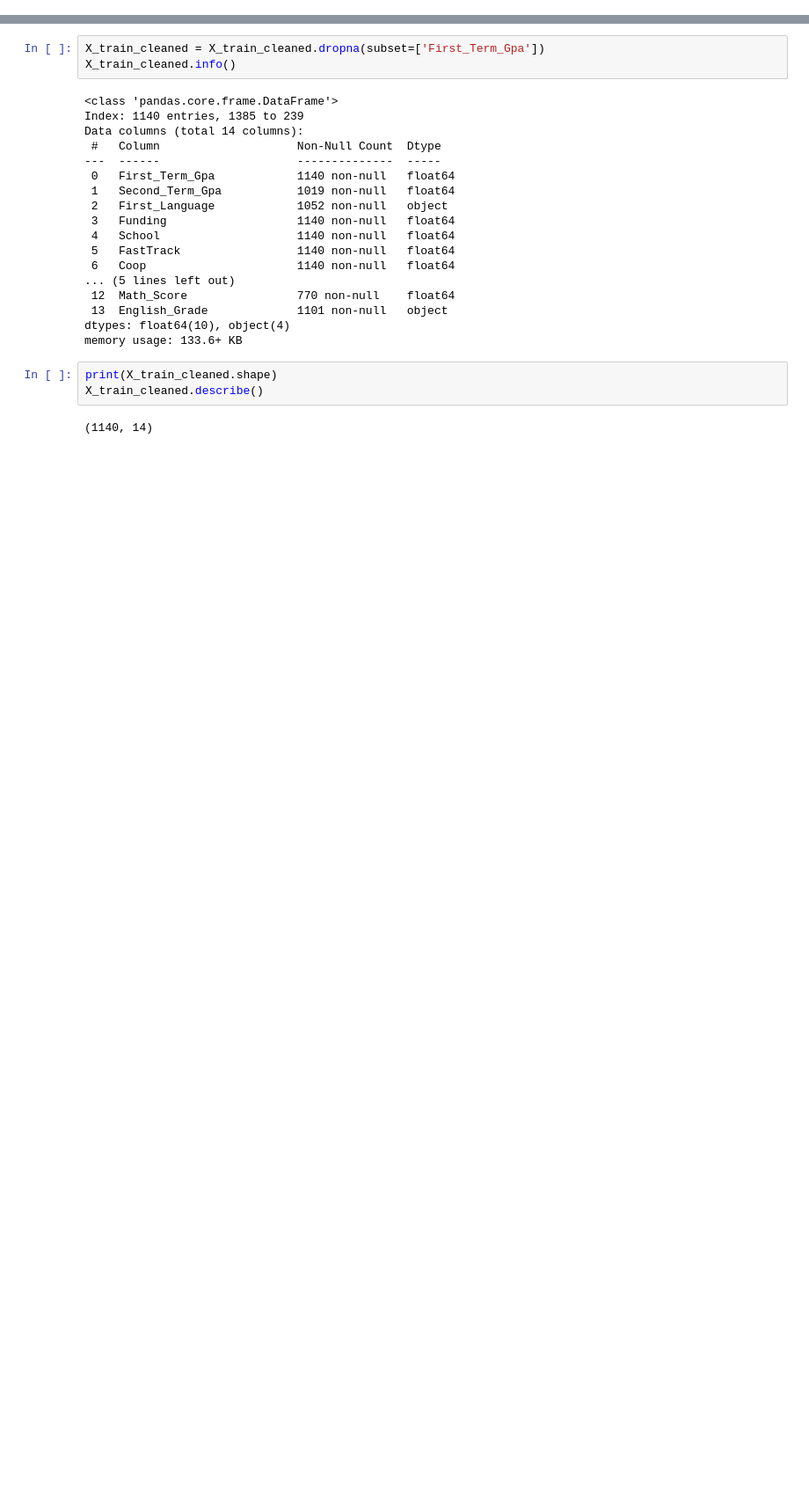
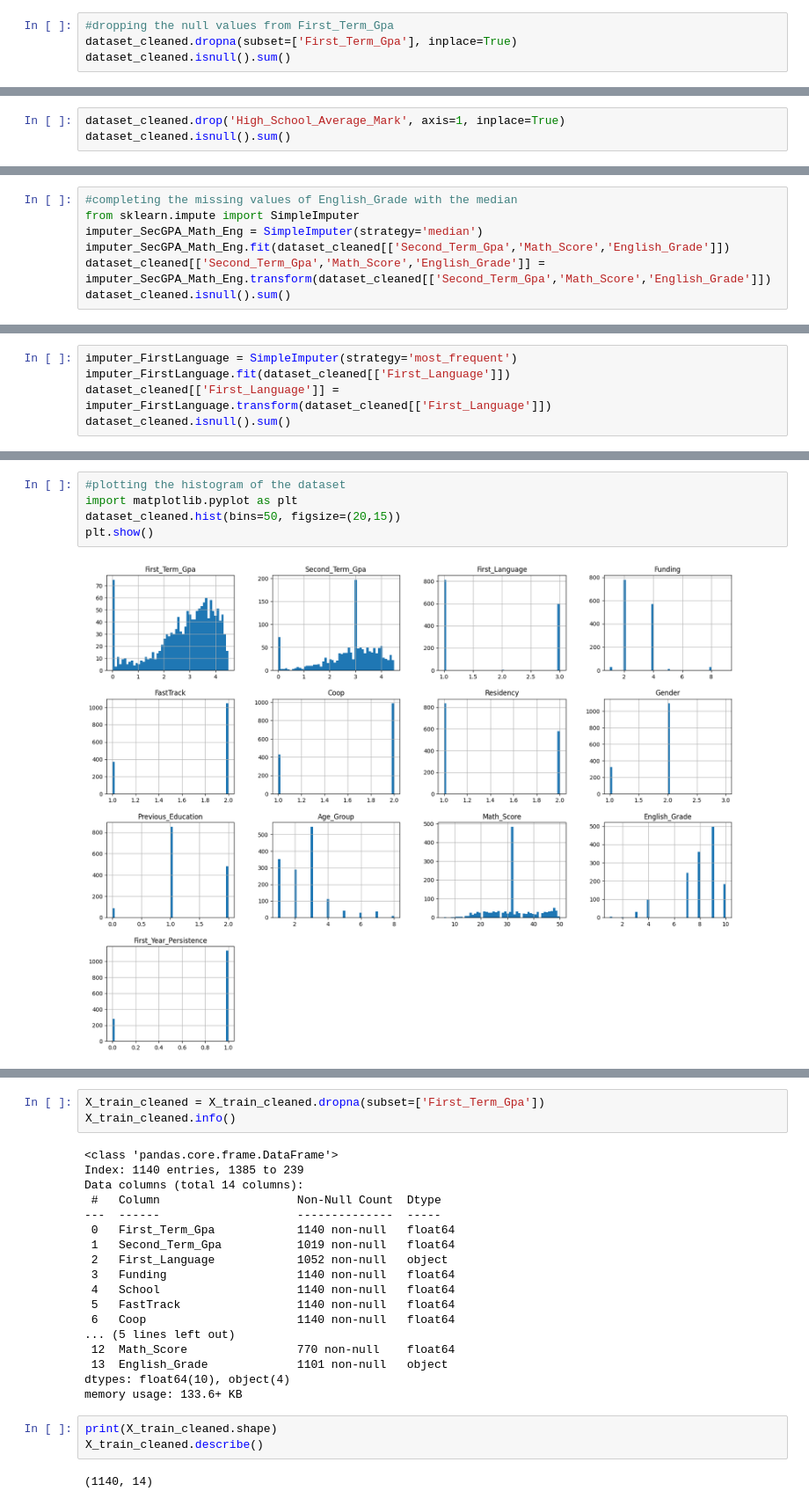
Before and after one commit to ryaoltech/COMP258_GRP05_NN, a Jupyter notebook: COMP258-NN-Group05_ROL.ipynb, the cells around one changed output, grey strips where cells are left out. Shown: that part at 88% size. Cells and saved outputs as stored; diff of their text form; blank space fills up the shorter version.

```diff
--- a/COMP258-NN-Group05_ROL.ipynb
+++ b/COMP258-NN-Group05_ROL.ipynb
@@ -168,0 +255,4 @@ memory usage: 134.6+ KB
+# %%
+#dropping the null values from First_Term_Gpa
+dataset_cleaned.dropna(subset=['First_Term_Gpa'], inplace=True)
+dataset_cleaned.isnull().sum()
@@ -168,0 +275,3 @@ memory usage: 134.6+ KB
+# %%
+dataset_cleaned.drop('High_School_Average_Mark', axis=1, inplace=True)
+dataset_cleaned.isnull().sum()
@@ -168,0 +305,7 @@ memory usage: 134.6+ KB
+# %%
+#completing the missing values of English_Grade with the median
+from sklearn.impute import SimpleImputer
+imputer_SecGPA_Math_Eng = SimpleImputer(strategy='median')
+imputer_SecGPA_Math_Eng.fit(dataset_cleaned[['Second_Term_Gpa','Math_Score','English_Grade']])
+dataset_cleaned[['Second_Term_Gpa','Math_Score','English_Grade']] = imputer_SecGPA_Math_Eng.transform(dataset_cleaned[['Second_Term_Gpa','Math_Score','English_Grade']])
+dataset_cleaned.isnull().sum()
@@ -168,0 +327,5 @@ memory usage: 134.6+ KB
+# %%
+imputer_FirstLanguage = SimpleImputer(strategy='most_frequent')
+imputer_FirstLanguage.fit(dataset_cleaned[['First_Language']])
+dataset_cleaned[['First_Language']] = imputer_FirstLanguage.transform(dataset_cleaned[['First_Language']])
+dataset_cleaned.isnull().sum()
@@ -169,2 +347,9 @@ memory usage: 134.6+ KB
+# %%
+#plotting the histogram of the dataset
+import matplotlib.pyplot as plt
+dataset_cleaned.hist(bins=50, figsize=(20,15))
+plt.show()
+# %% [output]
+[figure, added]
 # %%
 #replacing the values of FastTrack column 2 with 1 and 1 with 0
```
Also changed, not shown: parts of 30 cells of this notebook, 1 other file.
